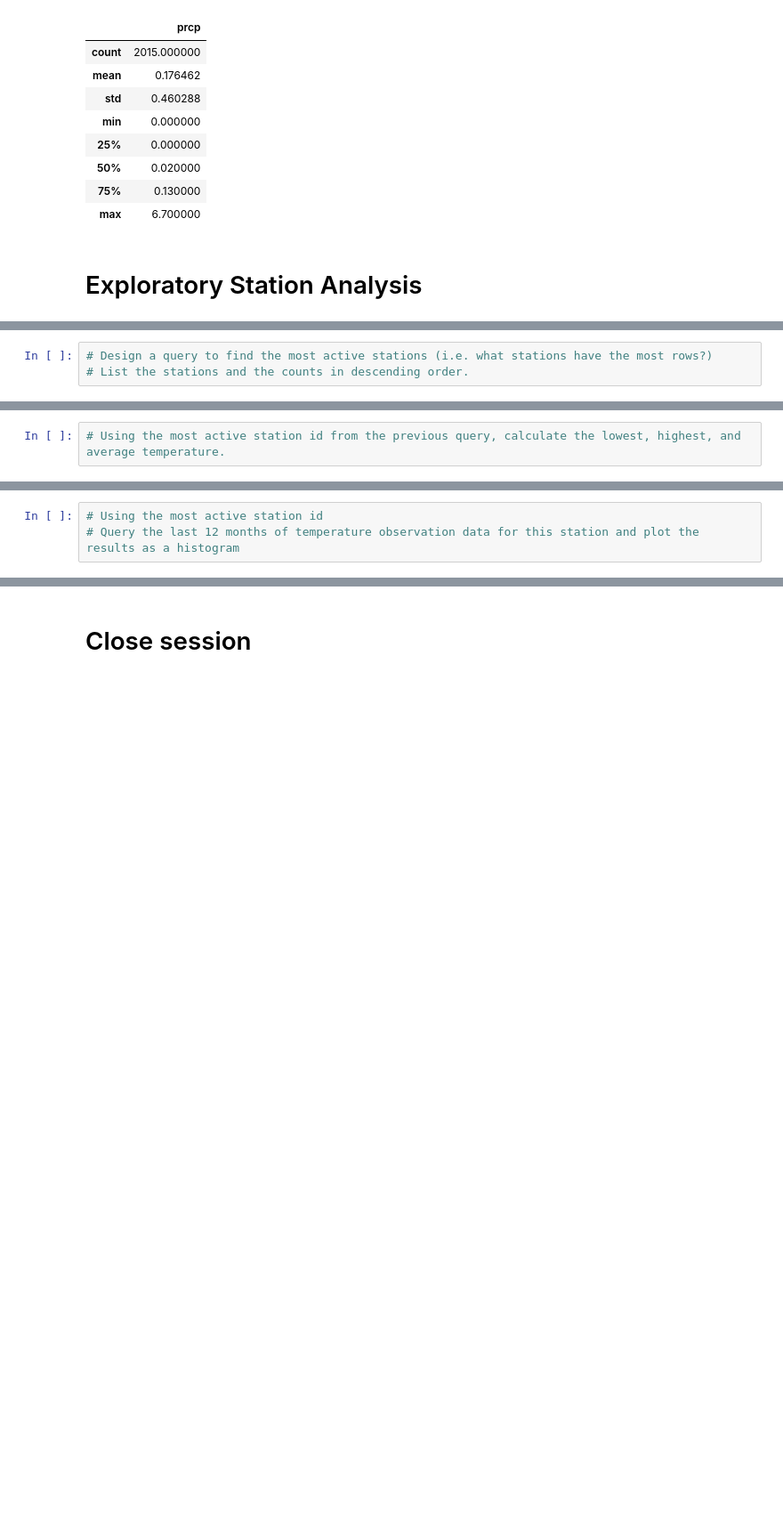
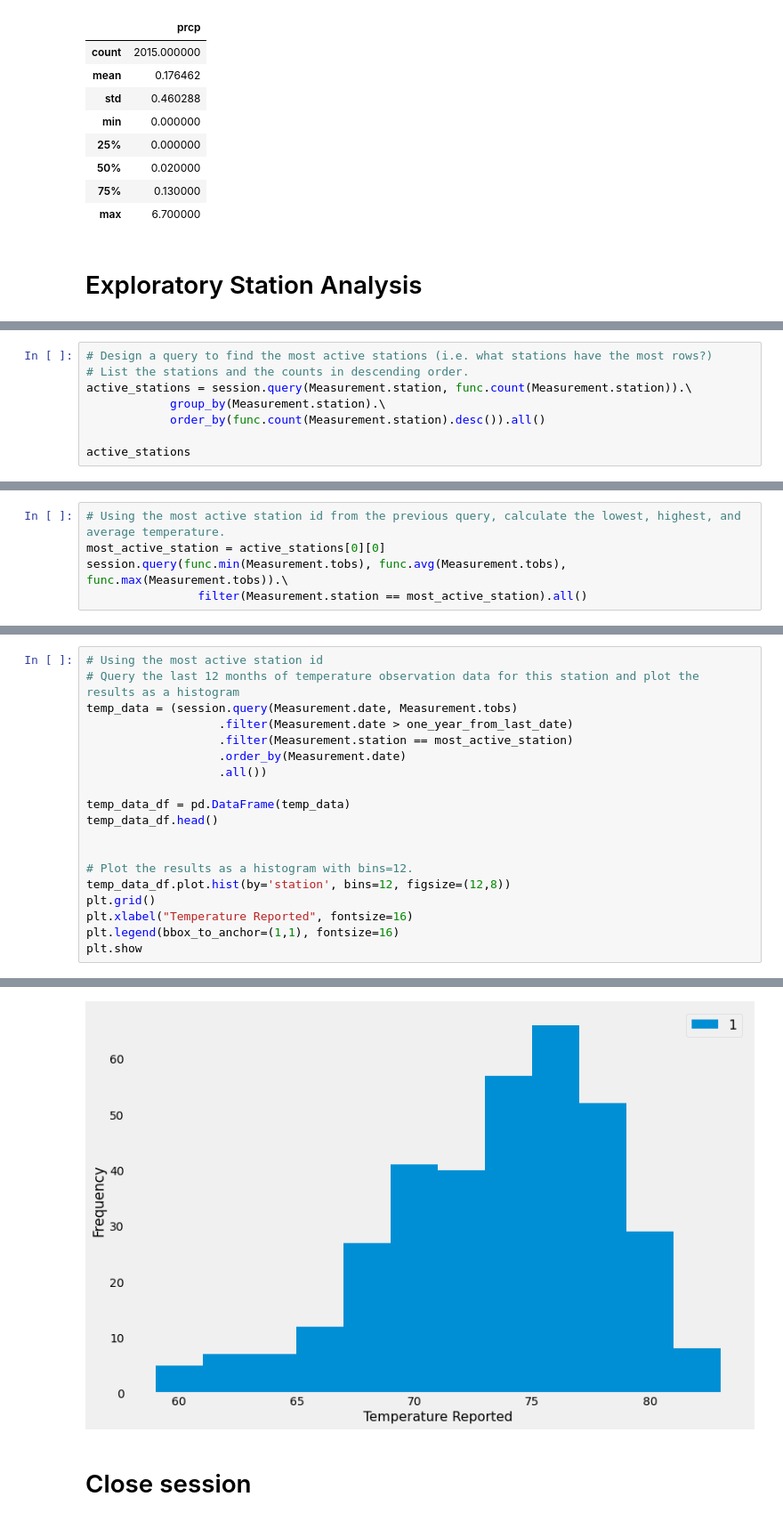
Before and after one commit to KenSikes/sqlalchemy-challenge, a Jupyter notebook: climate_starter.ipynb, the cells around one changed output, grey strips where cells are left out. Shown: that part at 89% size. Saved outputs shown, nothing was run; the diff lists cells and outputs as text; blank space fills up the shorter version.

Commit message:
finished station analysis

```diff
--- a/climate_starter.ipynb
+++ b/climate_starter.ipynb
@@ -90,3 +94,8 @@ prcp_df.describe()
 # %%
 # Design a query to find the most active stations (i.e. what stations have the most rows?)
 # List the stations and the counts in descending order.
+active_stations = session.query(Measurement.station, func.count(Measurement.station)).\
+            group_by(Measurement.station).\
+            order_by(func.count(Measurement.station).desc()).all()
+
+active_stations
@@ -93,2 +112,5 @@ prcp_df.describe()
 # %%
 # Using the most active station id from the previous query, calculate the lowest, highest, and average temperature.
+most_active_station = active_stations[0][0]
+session.query(func.min(Measurement.tobs), func.avg(Measurement.tobs), func.max(Measurement.tobs)).\
+                filter(Measurement.station == most_active_station).all()
@@ -95,3 +119,20 @@ prcp_df.describe()
 # %%
 # Using the most active station id
 # Query the last 12 months of temperature observation data for this station and plot the results as a histogram
+temp_data = (session.query(Measurement.date, Measurement.tobs)
+                   .filter(Measurement.date > one_year_from_last_date)
+                   .filter(Measurement.station == most_active_station)
+                   .order_by(Measurement.date)
+                   .all())
+
+temp_data_df = pd.DataFrame(temp_data)
+temp_data_df.head()
+
+
+# Plot the results as a histogram with bins=12.
+temp_data_df.plot.hist(by='station', bins=12, figsize=(12,8))
+plt.grid()
+plt.xlabel("Temperature Reported", fontsize=16)
+plt.legend(bbox_to_anchor=(1,1), fontsize=16)
+plt.show
+# %% [output]
@@ -98,3 +140,4 @@ prcp_df.describe()
+[figure, added]
 # %% [markdown]
 # Close session
 # %%
```
Also changed, not shown: parts of 5 cells of this notebook.
